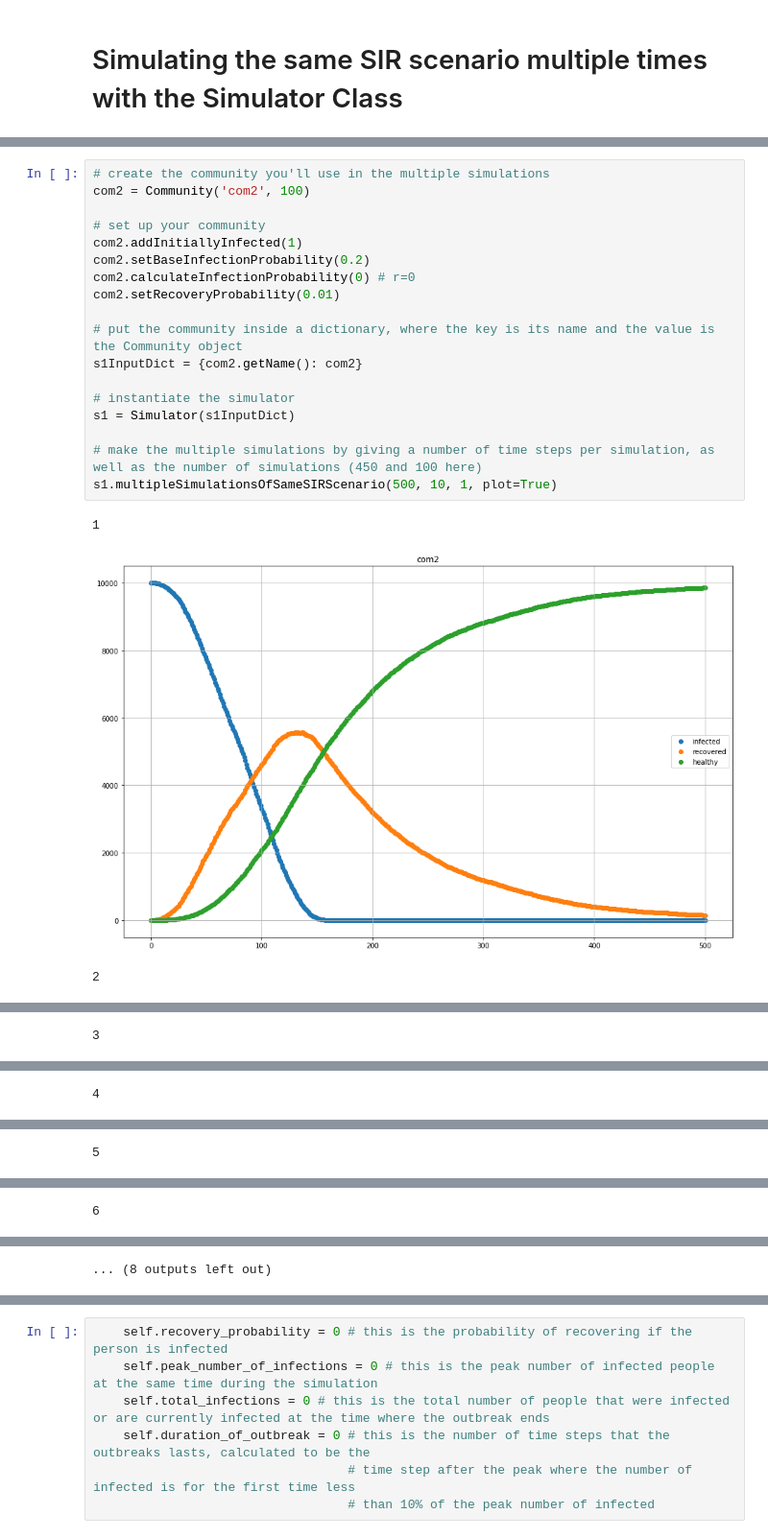
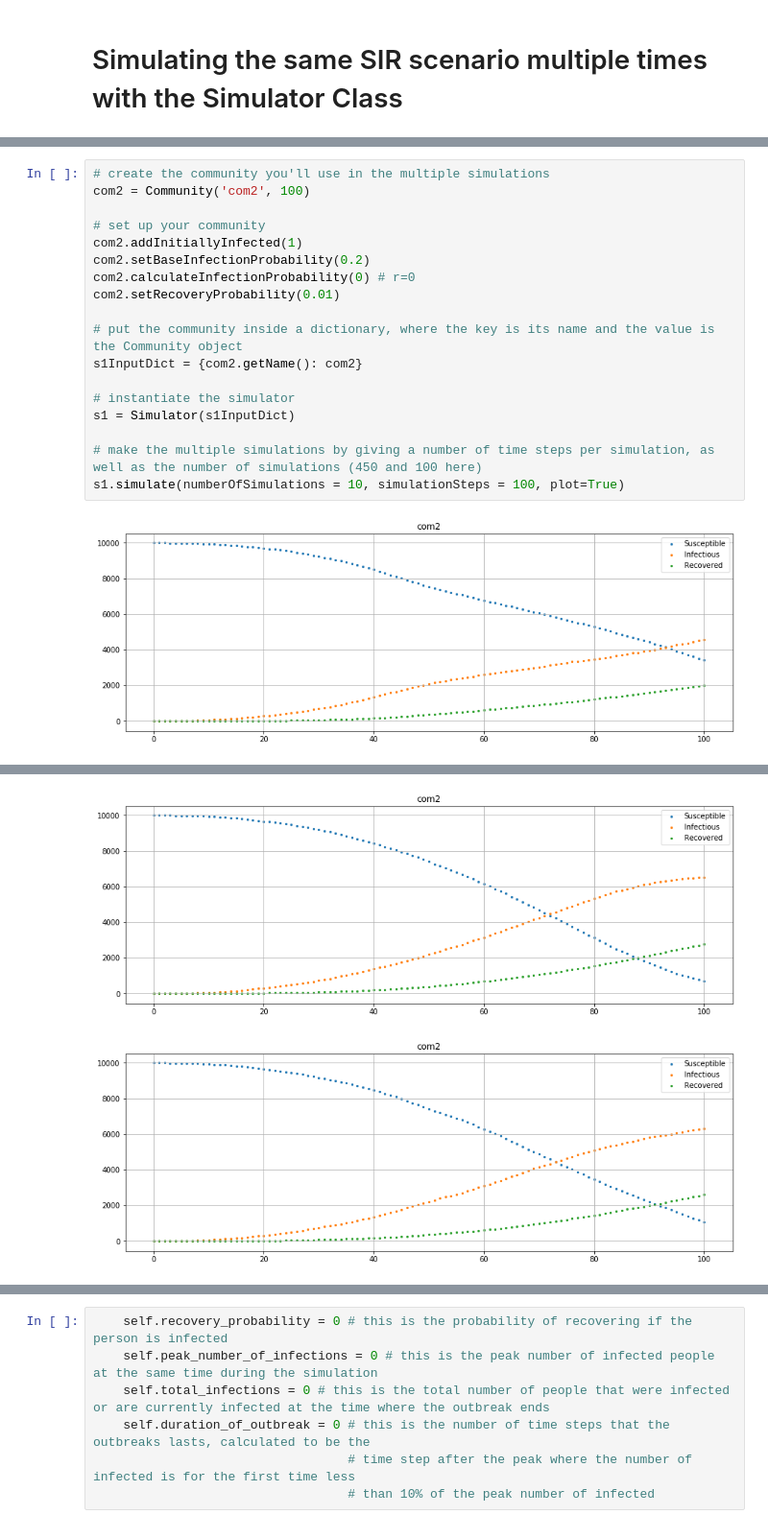
Before and after one commit to DiegoGH117/cellare, a Jupyter notebook: cellareExamples.ipynb, the cells around one changed output, grey strips where cells are left out. Shown: that part at 96% size. Cells and saved outputs as stored; diff of their text form.

```diff
--- a/cellareExamples.ipynb
+++ b/cellareExamples.ipynb
@@ -292,22 +48,20 @@ class Simulator():
 # %%
 # create the community you'll use in the multiple simulations
 com2 = Community('com2', 100)
 
 # set up your community
 com2.addInitiallyInfected(1)
 com2.setBaseInfectionProbability(0.2)
 com2.calculateInfectionProbability(0) # r=0
 com2.setRecoveryProbability(0.01)
 
 # put the community inside a dictionary, where the key is its name and the value is the Community object
 s1InputDict = {com2.getName(): com2}
 
 # instantiate the simulator
 s1 = Simulator(s1InputDict)
 
 # make the multiple simulations by giving a number of time steps per simulation, as well as the number of simulations (450 and 100 here)
-s1.multipleSimulationsOfSameSIRScenario(500, 10, 1, plot=True)
+s1.simulate(numberOfSimulations = 10, simulationSteps = 100, plot=True)
 # %% [output]
-1
-[figure, old version]
+[figure, new version]
-2
@@ -315 +68,0 @@ s1.multipleSimulationsOfSameSIRScenario(500, 10, 1, plot=True)
-3
@@ -317 +69,0 @@ s1.multipleSimulationsOfSameSIRScenario(500, 10, 1, plot=True)
-4
@@ -319 +70,0 @@ s1.multipleSimulationsOfSameSIRScenario(500, 10, 1, plot=True)
-5
@@ -321 +71,0 @@ s1.multipleSimulationsOfSameSIRScenario(500, 10, 1, plot=True)
-6
@@ -323 +73,2 @@ s1.multipleSimulationsOfSameSIRScenario(500, 10, 1, plot=True)
-... (8 outputs left out)
+[figure, added]
+[figure, added]
```
Also changed, not shown: parts of 14 cells of this notebook, 2 other files.
